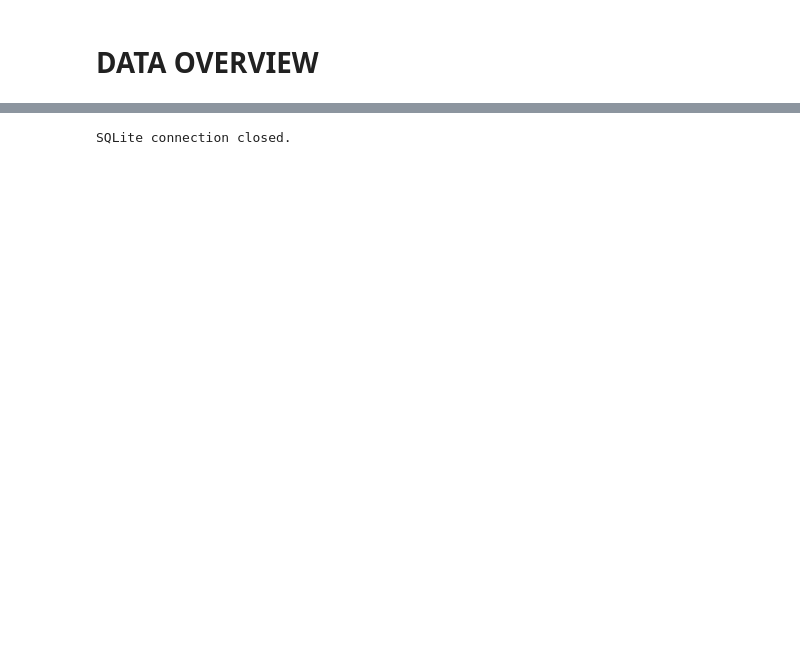
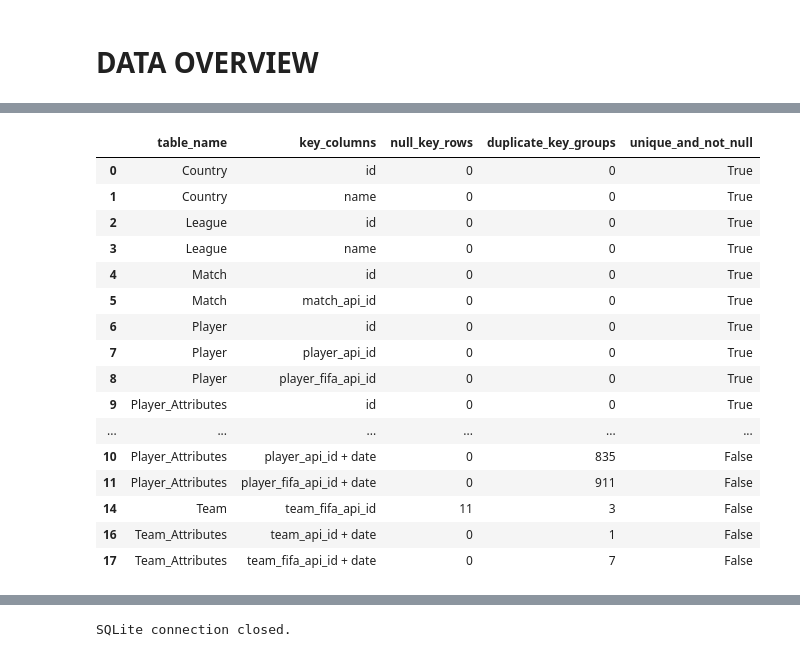
Before and after one commit to TruongQuangPhat/european-soccer-dashboard, a Jupyter notebook: notebooks/data_overview.ipynb, the cells around one changed output, grey strips where cells are left out. Drawn from its saved outputs; the diff is of its cells as text; code cells hidden in the pictures; blank space fills up the shorter version.

Commit message:
chore: fix data overview content

```diff
--- a/notebooks/data_overview.ipynb
+++ b/notebooks/data_overview.ipynb
@@ -3288,0 +62,13 @@ Giai đoạn tiếp theo sẽ thực hiện EDA để kiểm tra missing values,
+# %%
+tables = pd.read_sql_query(
+    """
+    SELECT name AS table_name
+    FROM sqlite_master
+    WHERE type = 'table'
+      AND name NOT LIKE 'sqlite_%'
+    ORDER BY name;
+    """,
+    connection,
+)
+
+display(tables)
@@ -3288,0 +376,81 @@ Giai đoạn tiếp theo sẽ thực hiện EDA để kiểm tra missing values,
+# %%
+def profile_key_candidate(table_name: str, key_columns: list[str]) -> dict:
+    quoted_table = quote_identifier(table_name)
+    quoted_columns = [quote_identifier(column) for column in key_columns]
+    key_expression = ", ".join(quoted_columns)
+    null_condition = " OR ".join(f"{column} IS NULL" for column in quoted_columns)
+    not_null_condition = " AND ".join(f"{column} IS NOT NULL" for column in quoted_columns)
+
+    total_rows = pd.read_sql_query(
+        f"SELECT COUNT(*) AS row_count FROM {quoted_table};",
+        connection,
+    ).iloc[0, 0]
+    null_key_rows = pd.read_sql_query(
+        f"SELECT COUNT(*) AS row_count FROM {quoted_table} WHERE {null_condition};",
+        connection,
+    ).iloc[0, 0]
+    duplicate_key_groups = pd.read_sql_query(
+        f"""
+        SELECT COUNT(*) AS duplicate_key_groups
+        FROM (
+            SELECT {key_expression}, COUNT(*) AS row_count
+            FROM {quoted_table}
+            WHERE {not_null_condition}
+            GROUP BY {key_expression}
+            HAVING COUNT(*) > 1
+        ) AS duplicate_groups;
+        """,
+        connection,
+    ).iloc[0, 0]
+
+    return {
+        "table_name": table_name,
+        "key_columns": " + ".join(key_columns),
+        "null_key_rows": int(null_key_rows),
+        "duplicate_key_groups": int(duplicate_key_groups),
+        "unique_and_not_null": int(null_key_rows) == 0 and int(duplicate_key_groups) == 0,
+        "row_count": int(total_rows),
+    }
+
+
+candidate_key_definitions = {
+    "Country": [["id"], ["name"]],
+    "League": [["id"], ["name"]],
+    "Match": [["id"], ["match_api_id"]],
+    "Player": [["id"], ["player_api_id"], ["player_fifa_api_id"]],
+    "Player_Attributes": [["id"], ["player_api_id", "date"], ["player_fifa_api_id", "date"]],
+    "Team": [["id"], ["team_api_id"], ["team_fifa_api_id"]],
+    "Team_Attributes": [["id"], ["team_api_id", "date"], ["team_fifa_api_id", "date"]],
+}
+
+candidate_key_report = pd.DataFrame(
+    [
+        profile_key_candidate(table_name, key_columns)
+        for table_name, key_candidates in candidate_key_definitions.items()
+        for key_columns in key_candidates
+    ]
+).sort_values(["unique_and_not_null", "table_name", "key_columns"], ascending=[False, True, True])
+
+candidate_key_display = candidate_key_report[
+    ["table_name", "key_columns", "null_key_rows", "duplicate_key_groups", "unique_and_not_null"]
+]
+
+display(candidate_key_display)
+# %% [output]
+|  | table_name | key_columns | null_key_rows | duplicate_key_groups | unique_and_not_null |
+| 0 | Country | id | 0 | 0 | True |
+| 1 | Country | name | 0 | 0 | True |
+| 2 | League | id | 0 | 0 | True |
+| 3 | League | name | 0 | 0 | True |
+| 4 | Match | id | 0 | 0 | True |
+| 5 | Match | match_api_id | 0 | 0 | True |
+| 6 | Player | id | 0 | 0 | True |
+| 7 | Player | player_api_id | 0 | 0 | True |
+| 8 | Player | player_fifa_api_id | 0 | 0 | True |
+| 9 | Player_Attributes | id | 0 | 0 | True |
+| ... | ... | ... | ... | ... | ... |
+| 10 | Player_Attributes | player_api_id + date | 0 | 835 | False |
+| 11 | Player_Attributes | player_fifa_api_id + date | 0 | 911 | False |
+| 14 | Team | team_fifa_api_id | 11 | 3 | False |
+| 16 | Team_Attributes | team_api_id + date | 0 | 1 | False |
+| 17 | Team_Attributes | team_fifa_api_id + date | 0 | 7 | False |
```
Also changed, not shown: parts of 151 cells of this notebook.
